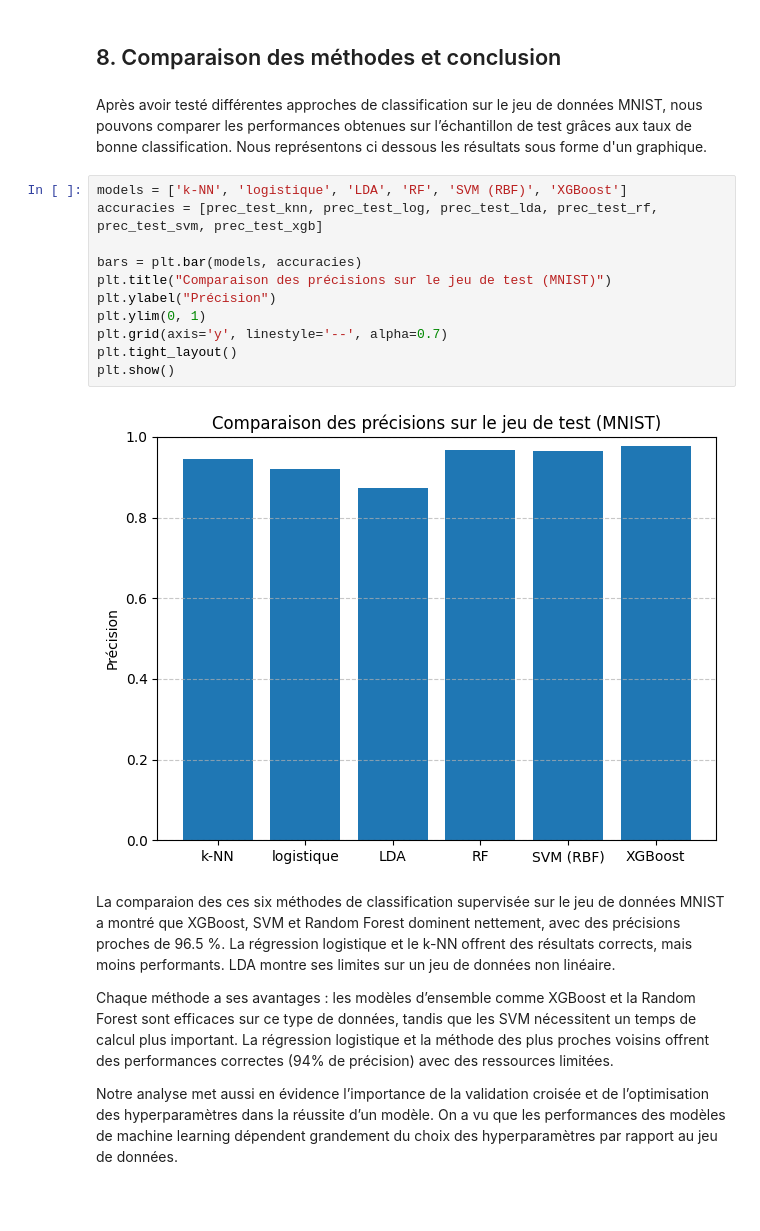
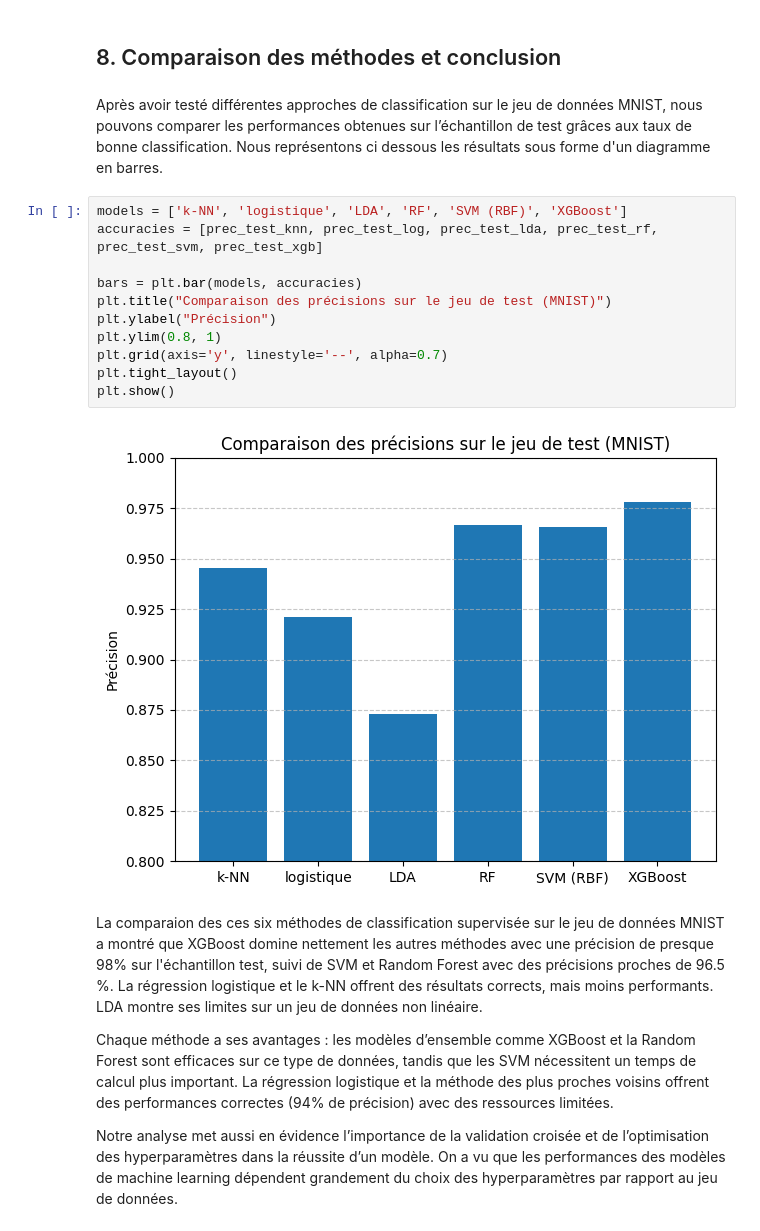
Before and after one commit to leobrendle/projet-python-M2-S1, a Jupyter notebook: notebook_projet_mnist.ipynb, the cells around one changed output. Cells and saved outputs as stored; diff of their text form; blank space fills up the shorter version.

```diff
--- a/notebook_projet_mnist.ipynb
+++ b/notebook_projet_mnist.ipynb
@@ -302,22 +302,22 @@ Ce résultat est le meilleur parmi toutes les méthodes testées, grâce à un a
 # %% [markdown]
 ## 8. Comparaison des méthodes et conclusion
 # %% [markdown]
-Après avoir testé différentes approches de classification sur le jeu de données MNIST, nous pouvons comparer les performances obtenues sur l’échantillon de test grâces aux taux de bonne classification. Nous représentons ci dessous les résultats sous forme d'un graphique.
+Après avoir testé différentes approches de classification sur le jeu de données MNIST, nous pouvons comparer les performances obtenues sur l’échantillon de test grâces aux taux de bonne classification. Nous représentons ci dessous les résultats sous forme d'un diagramme en barres.
 # %%
 models = ['k-NN', 'logistique', 'LDA', 'RF', 'SVM (RBF)', 'XGBoost']
 accuracies = [prec_test_knn, prec_test_log, prec_test_lda, prec_test_rf, prec_test_svm, prec_test_xgb]
 
 bars = plt.bar(models, accuracies)
 plt.title("Comparaison des précisions sur le jeu de test (MNIST)")
 plt.ylabel("Précision")
-plt.ylim(0, 1)
+plt.ylim(0.8, 1)
 plt.grid(axis='y', linestyle='--', alpha=0.7)
 plt.tight_layout()
 plt.show()
 # %% [output]
-[figure, old version]
+[figure, new version]
 # %% [markdown]
-La comparaion des ces six méthodes de classification supervisée sur le jeu de données MNIST a montré que XGBoost, SVM et Random Forest dominent nettement, avec des précisions proches de 96.5 %. La régression logistique et le k-NN offrent des résultats corrects, mais moins performants. LDA montre ses limites sur un jeu de données non linéaire.
+La comparaion des ces six méthodes de classification supervisée sur le jeu de données MNIST a montré que XGBoost domine nettement les autres méthodes avec une précision de presque 98% sur l'échantillon test, suivi de SVM et Random Forest avec des précisions proches de 96.5 %. La régression logistique et le k-NN offrent des résultats corrects, mais moins performants. LDA montre ses limites sur un jeu de données non linéaire.
 
 Chaque méthode a ses avantages : les modèles d’ensemble comme XGBoost et la Random Forest sont efficaces sur ce type de données, tandis que les SVM nécessitent un temps de calcul plus important. La régression logistique et la méthode des plus proches voisins offrent des performances correctes (94% de précision) avec des ressources limitées.
 
```
